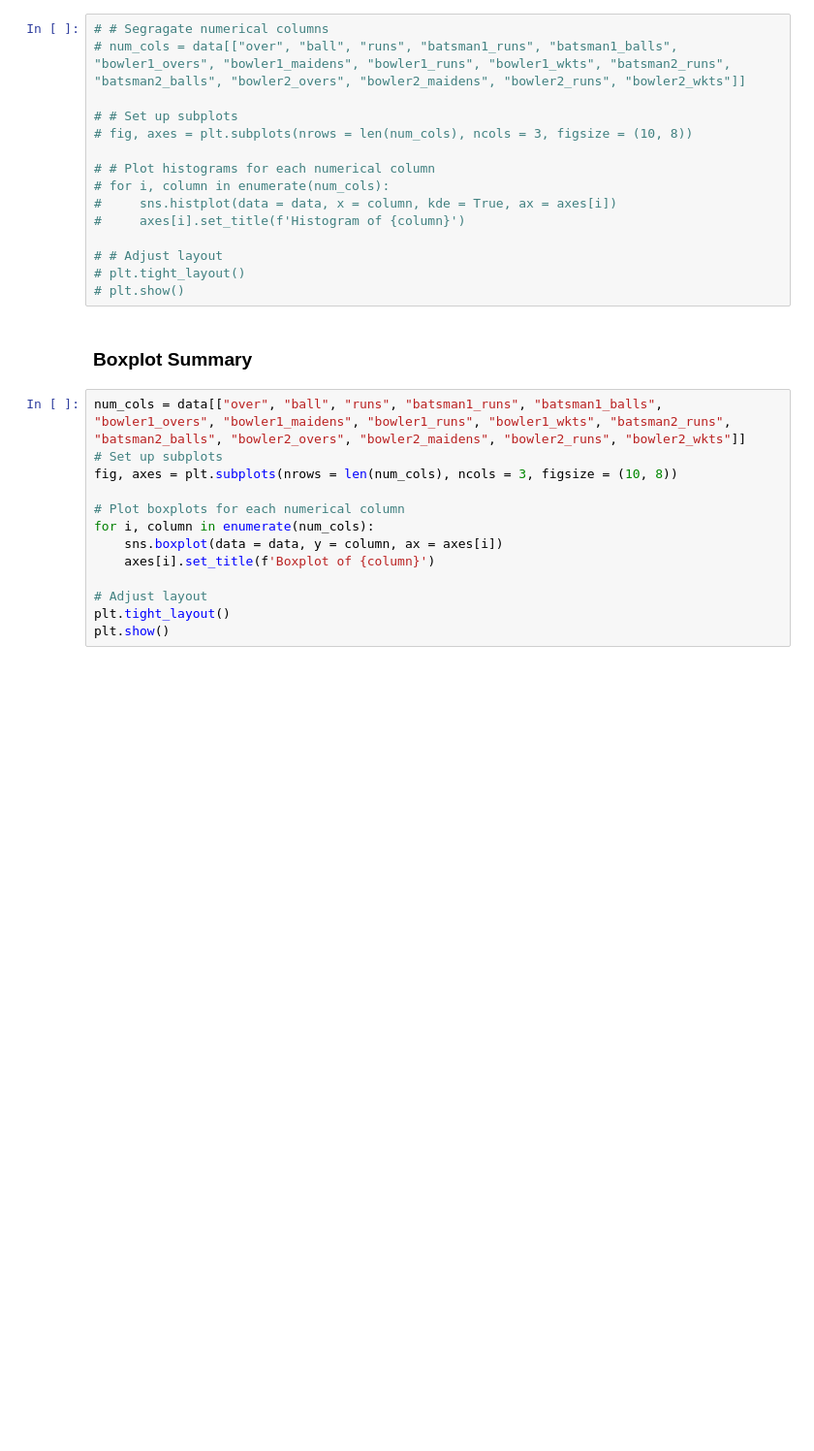
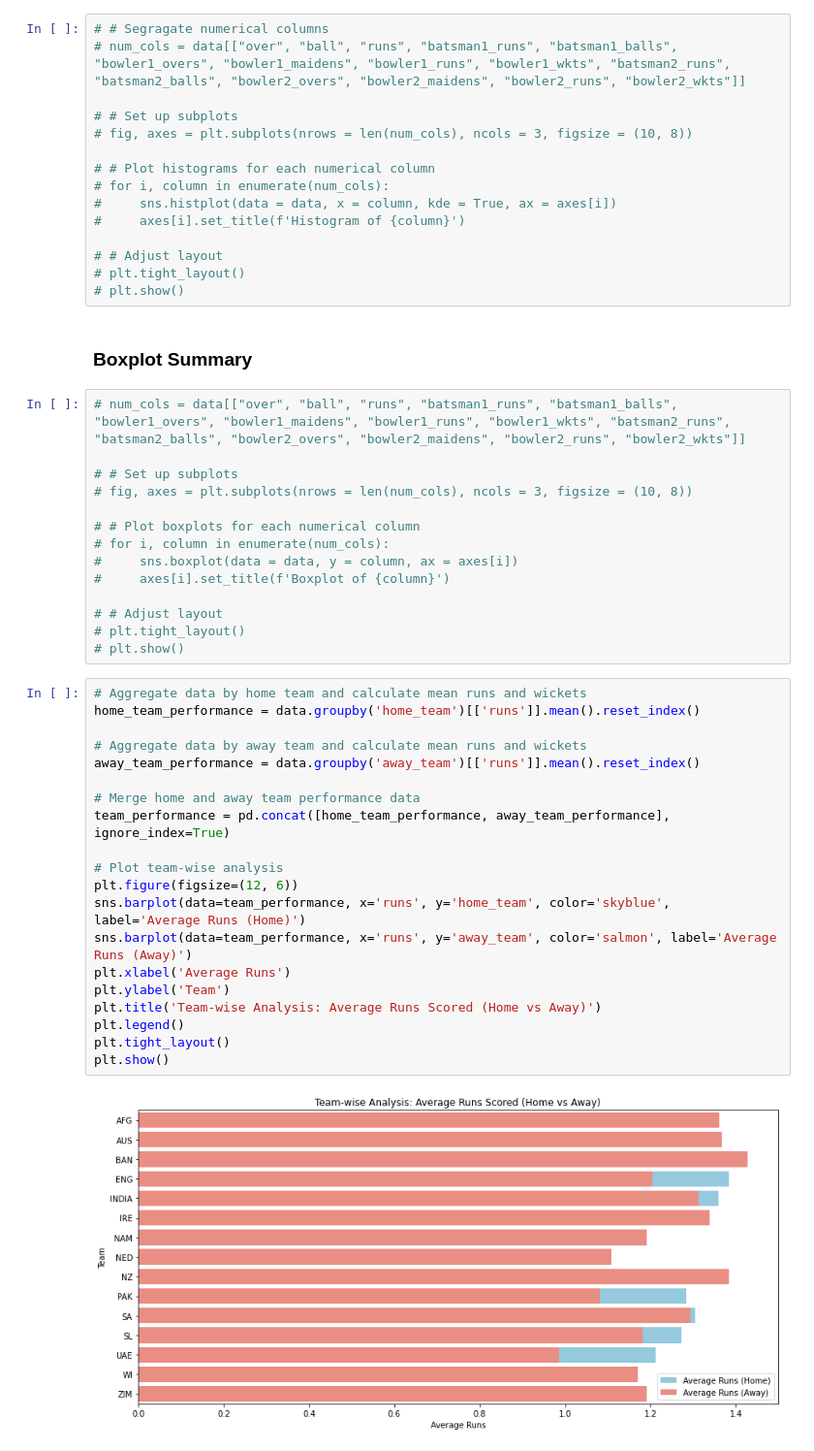
Before and after one commit to Ogutu01/T-20-World-Cup-2022-Data-Analysis, a Jupyter notebook: index.ipynb, the cells around one changed output. Shown: that part at 97% size. Drawn from its saved outputs; the diff is of its cells as text; blank space fills up the shorter version.

Commit message:
Average Runs Scored(Home vs Away) EDA

```diff
--- a/index.ipynb
+++ b/index.ipynb
@@ -194,15 +194,38 @@ data.shape
 # %% [markdown]
 ### **Boxplot Summary**
 # %%
-num_cols = data[["over", "ball", "runs", "batsman1_runs", "batsman1_balls", "bowler1_overs", "bowler1_maidens", "bowler1_runs", "bowler1_wkts", "batsman2_runs", "batsman2_balls", "bowler2_overs", "bowler2_maidens", "bowler2_runs", "bowler2_wkts"]]
-# Set up subplots
-fig, axes = plt.subplots(nrows = len(num_cols), ncols = 3, figsize = (10, 8))
+# num_cols = data[["over", "ball", "runs", "batsman1_runs", "batsman1_balls", "bowler1_overs", "bowler1_maidens", "bowler1_runs", "bowler1_wkts", "batsman2_runs", "batsman2_balls", "bowler2_overs", "bowler2_maidens", "bowler2_runs", "bowler2_wkts"]]
 
-# Plot boxplots for each numerical column
-for i, column in enumerate(num_cols):
-    sns.boxplot(data = data, y = column, ax = axes[i])
-    axes[i].set_title(f'Boxplot of {column}')
+# # Set up subplots
+# fig, axes = plt.subplots(nrows = len(num_cols), ncols = 3, figsize = (10, 8))
 
-# Adjust layout
-plt.tight_layout()
-plt.show()
+# # Plot boxplots for each numerical column
+# for i, column in enumerate(num_cols):
+#     sns.boxplot(data = data, y = column, ax = axes[i])
+#     axes[i].set_title(f'Boxplot of {column}')
+
+# # Adjust layout
+# plt.tight_layout()
+# plt.show()
+# %%
+# Aggregate data by home team and calculate mean runs and wickets
+home_team_performance = data.groupby('home_team')[['runs']].mean().reset_index()
+
+# Aggregate data by away team and calculate mean runs and wickets
+away_team_performance = data.groupby('away_team')[['runs']].mean().reset_index()
+
+# Merge home and away team performance data
+team_performance = pd.concat([home_team_performance, away_team_performance], ignore_index=True)
+
+# Plot team-wise analysis
+plt.figure(figsize=(12, 6))
+sns.barplot(data=team_performance, x='runs', y='home_team', color='skyblue', label='Average Runs (Home)')
+sns.barplot(data=team_performance, x='runs', y='away_team', color='salmon', label='Average Runs (Away)')
+plt.xlabel('Average Runs')
+plt.ylabel('Team')
+plt.title('Team-wise Analysis: Average Runs Scored (Home vs Away)')
+plt.legend()
+plt.tight_layout()
+plt.show()
+# %% [output]
+[figure, added]
```
